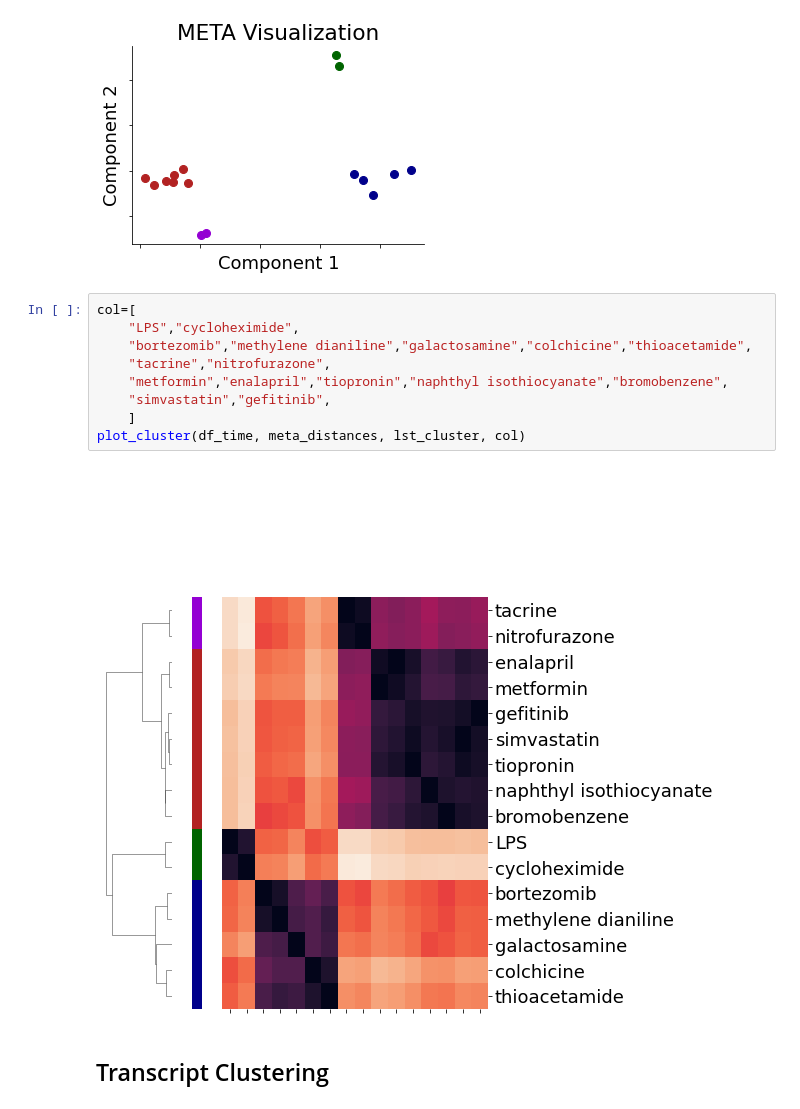
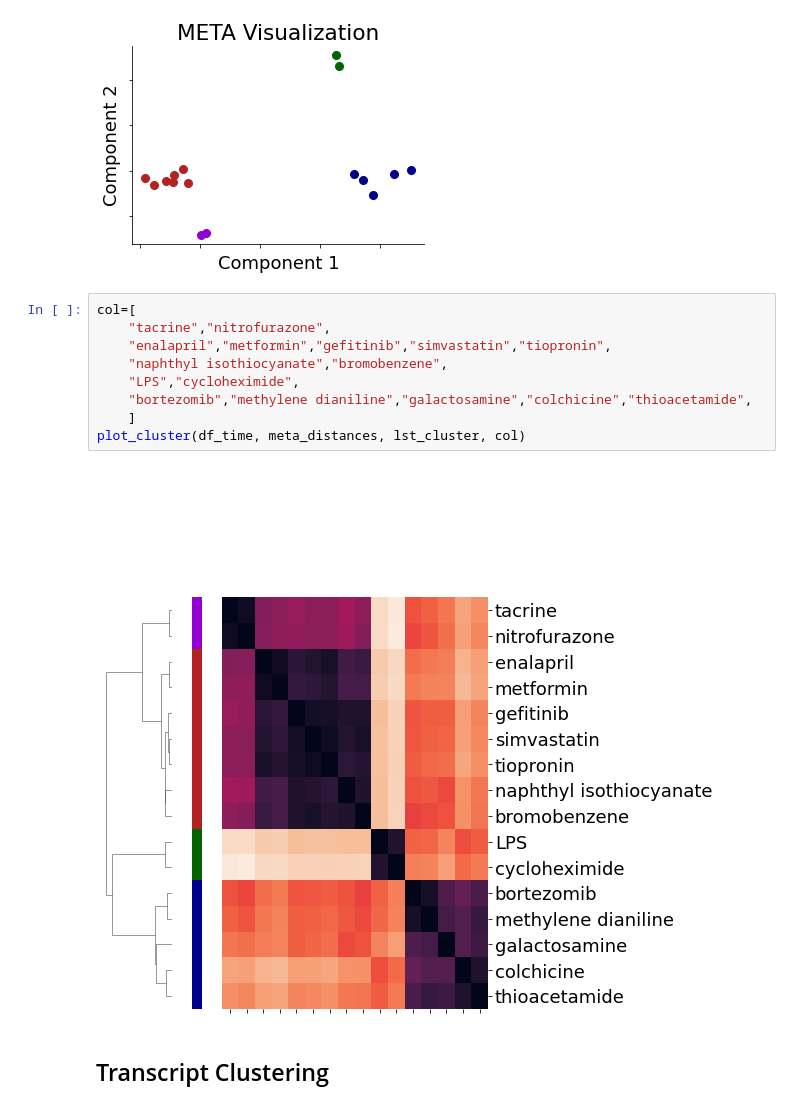
Before and after one commit to mizuno-group/RatDeconvolution, a Jupyter notebook: code/3_clustering.ipynb, the cells around one changed output. Drawn from its saved outputs; the diff is of its cells as text.

```diff
--- a/code/3_clustering.ipynb
+++ b/code/3_clustering.ipynb
@@ -304,15 +304,15 @@ plot_meta(df_time, meta_visualization, lst_cluster)
 [figure]
 # %%
 col=[
+    "tacrine","nitrofurazone",
+    "enalapril","metformin","gefitinib","simvastatin","tiopronin",
+    "naphthyl isothiocyanate","bromobenzene",
     "LPS","cycloheximide",
     "bortezomib","methylene dianiline","galactosamine","colchicine","thioacetamide",
-    "tacrine","nitrofurazone",
-    "metformin","enalapril","tiopronin","naphthyl isothiocyanate","bromobenzene",
-    "simvastatin","gefitinib",
     ]
 plot_cluster(df_time, meta_distances, lst_cluster, col)
 # %% [output]
-[figure, old version]
+[figure, new version]
 # %% [markdown]
 ## Transcript Clustering
 # %%
```
